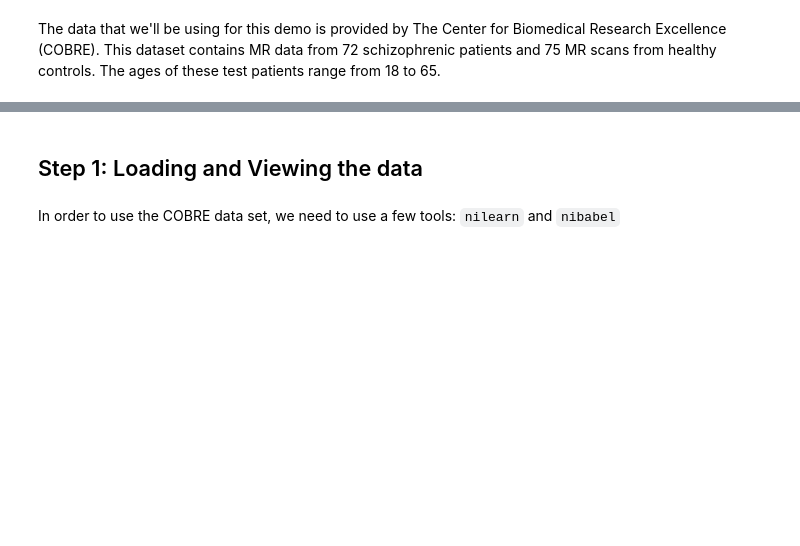
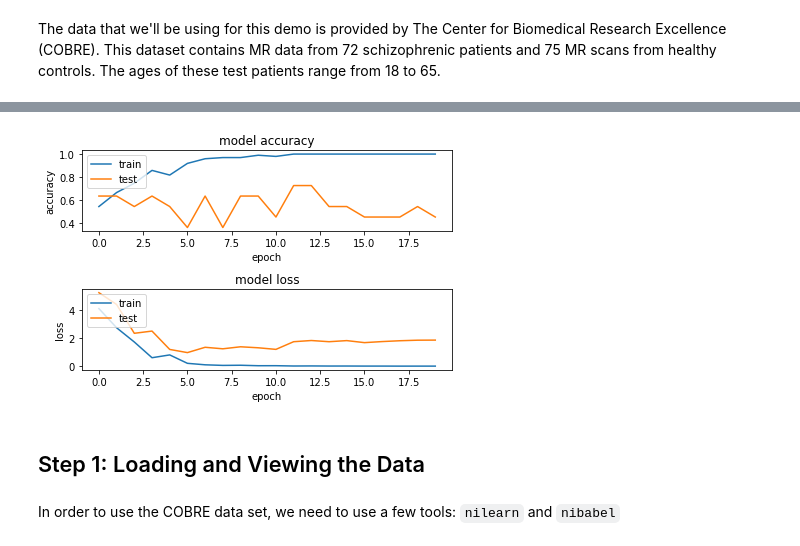
Before and after one commit to CSCI4850/S19-team4-project, a Jupyter notebook: Demo/Demo.ipynb, the cells around one changed output, grey strips where cells are left out. Cells and saved outputs as stored; diff of their text form; code cells hidden in the pictures; blank space fills up the shorter version.

```diff
--- a/Demo/Demo.ipynb
+++ b/Demo/Demo.ipynb
@@ -14,0 +96,12 @@ The data that we'll be using for this demo is provided by The Center for Biomedi
+# %%
+# for each of our fmri scams, compute confounds, transform them into mask, and append
+# to time series list
+subject_time_series = []
+for file_path, confound in zip(file_paths, confounds):
+    # Computing some confounds
+    hv_confounds = mem.cache(image.high_variance_confounds)(
+        file_path, n_confounds=10)
+
+    region_ts = masker.transform(file_path,
+                                 confounds=[hv_confounds, confound])
+    subject_time_series.append(region_ts)
@@ -14,0 +166,8 @@ The data that we'll be using for this demo is provided by The Center for Biomedi
+# %%
+#model1.compile(loss=keras.losses.categorical_crossentropy, optimizer=keras.optimizers.Adam(), metrics=['accuracy'])
+batch_size = 10
+epochs = 20
+validation_split = 0.1
+
+history = model1.fit(x_train, y_train, batch_size = batch_size, epochs = epochs
+                     , verbose = 0, validation_split = validation_split, callbacks=[TQDMNotebookCallback()])
@@ -15,5 +182,31 @@ The data that we'll be using for this demo is provided by The Center for Biomedi
+# %%
+plt.figure()
+plt.subplot(211)
+
+#summarize accuracy history
+plt.plot(history.history['acc'])
+plt.plot(history.history['val_acc'])
+plt.title('model accuracy')
+plt.xlabel('epoch')
+plt.ylabel('accuracy')
+plt.legend(['train', 'test'], loc='upper left')
+
+#summarize loss history
+plt.subplot(212)
+plt.plot(history.history['loss'])
+plt.plot(history.history['val_loss'])
+plt.title('model loss')
+plt.xlabel('epoch')
+plt.ylabel('loss')
+plt.legend(['train', 'test'], loc='upper left')
+
+
+plt.tight_layout()
+plt.show()
+# %% [output]
+[figure, added]
 # %% [markdown]
-## Step 1: Loading and Viewing the data
+## Step 1: Loading and Viewing the Data
 # %% [markdown]
 In order to use the COBRE data set, we need to use a few tools: `nilearn` and `nibabel`
 # %%
```
Also changed, not shown: parts of 12 cells of this notebook, 11 other files.
